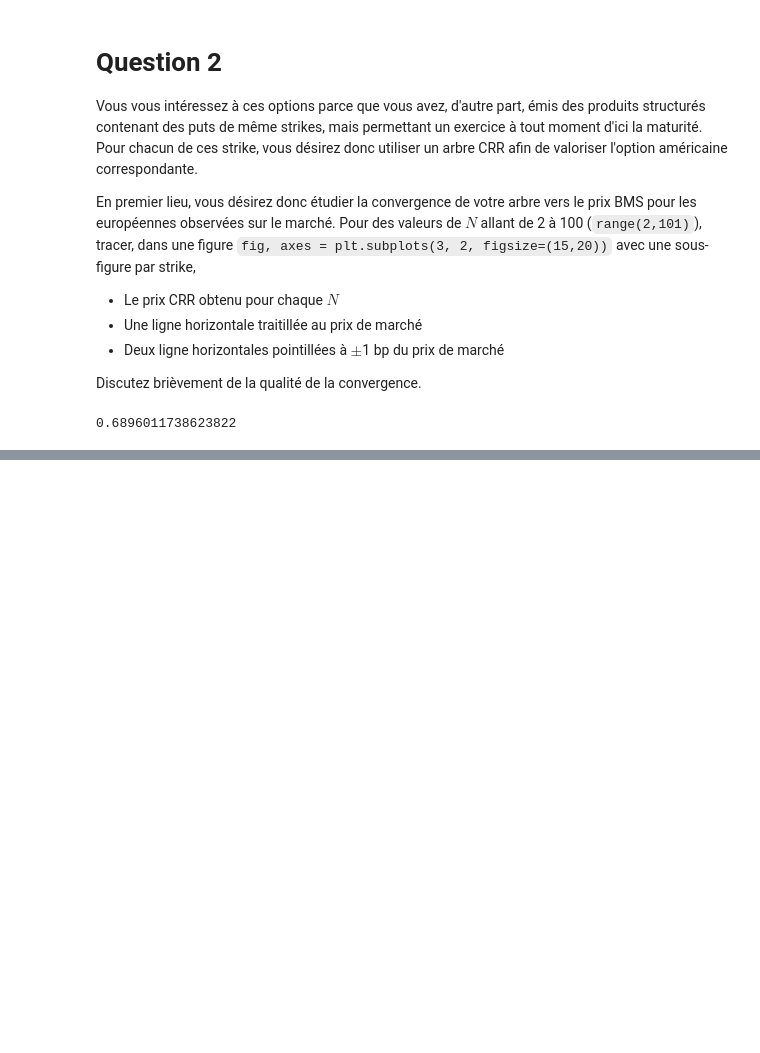
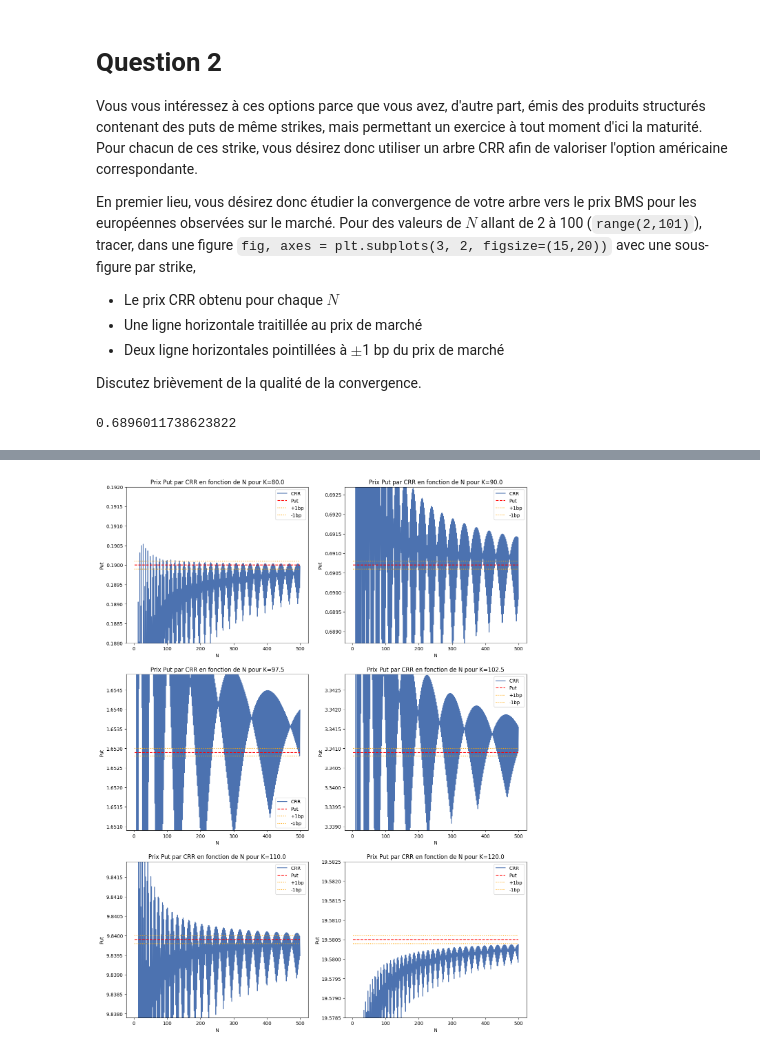
Before and after one commit to Thomas4390/produits_derives, a Jupyter notebook: tp1_11237578.ipynb, the cells around one changed output, grey strips where cells are left out. Drawn from its saved outputs; the diff is of its cells as text; code cells hidden in the pictures; blank space fills up the shorter version.

```diff
--- a/tp1_11237578.ipynb
+++ b/tp1_11237578.ipynb
@@ -133,0 +150,22 @@ df_crr
+# %%
+# Do the same for all strikes
+figsize = (15, 20)
+fig, axes = plt.subplots(3, 2, figsize=figsize)
+
+for i in range(3):
+    for j in range(2):
+        k = i*2 + j
+        plt.sca(axes[i, j])
+        plt.plot(N_range, df_crr[f'Put_{k}'])
+        bps = 0.0001
+        # add horiziontal lines
+        plt.hlines(info['Put'].iloc[k], N_range[0], N_range[-1], linestyles='dashed', color='red')
+        plt.hlines(info['Put'].iloc[k] + bps, N_range[0], N_range[-1], linestyles='dotted', color='orange')
+        plt.hlines(info['Put'].iloc[k] - bps, N_range[0], N_range[-1], linestyles='dotted', color='orange')
+        plt.ylim(info['Put'].iloc[k] - bps*20, info['Put'].iloc[k] + bps*20)
+        plt.legend(["CRR", "Put", "+1bp", "-1bp"])
+        plt.xlabel("N")
+        plt.ylabel("Put")
+        plt.title(f"Prix Put par CRR en fonction de N pour K={info['Strike'].iloc[k]}")
+# %% [output]
+[figure, added]
```
Also changed, not shown: parts of 4 cells of this notebook.
